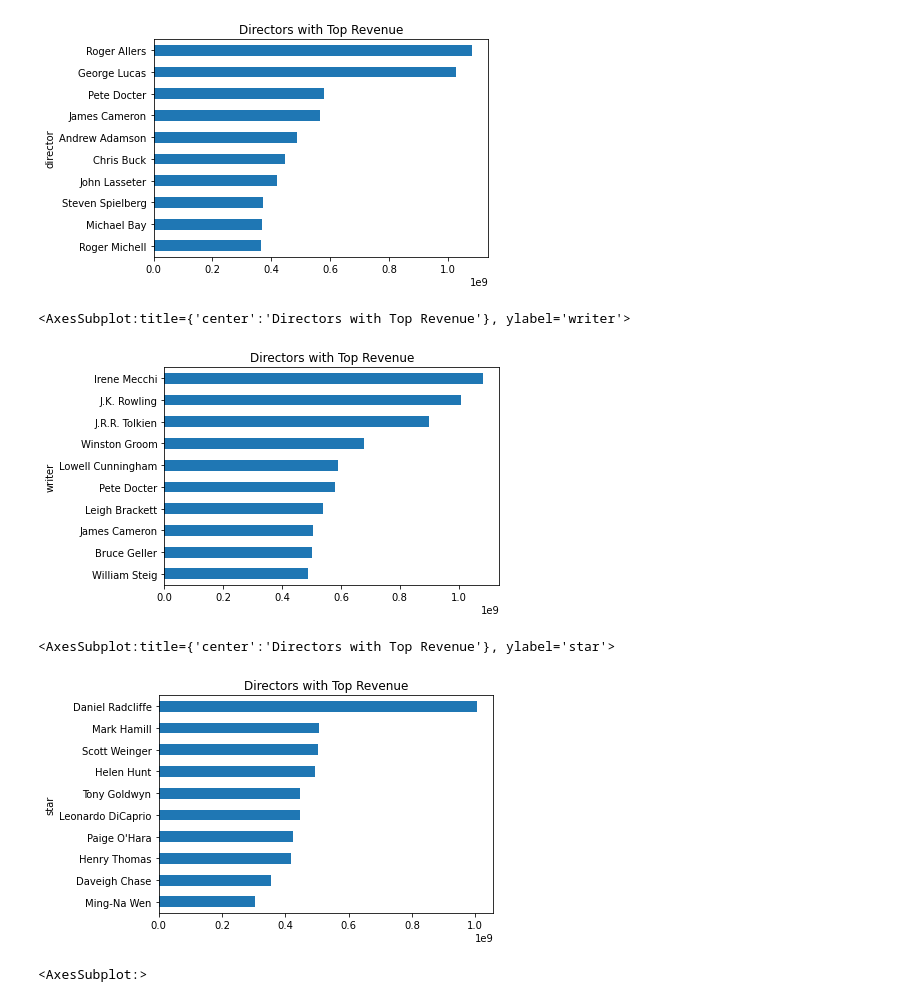
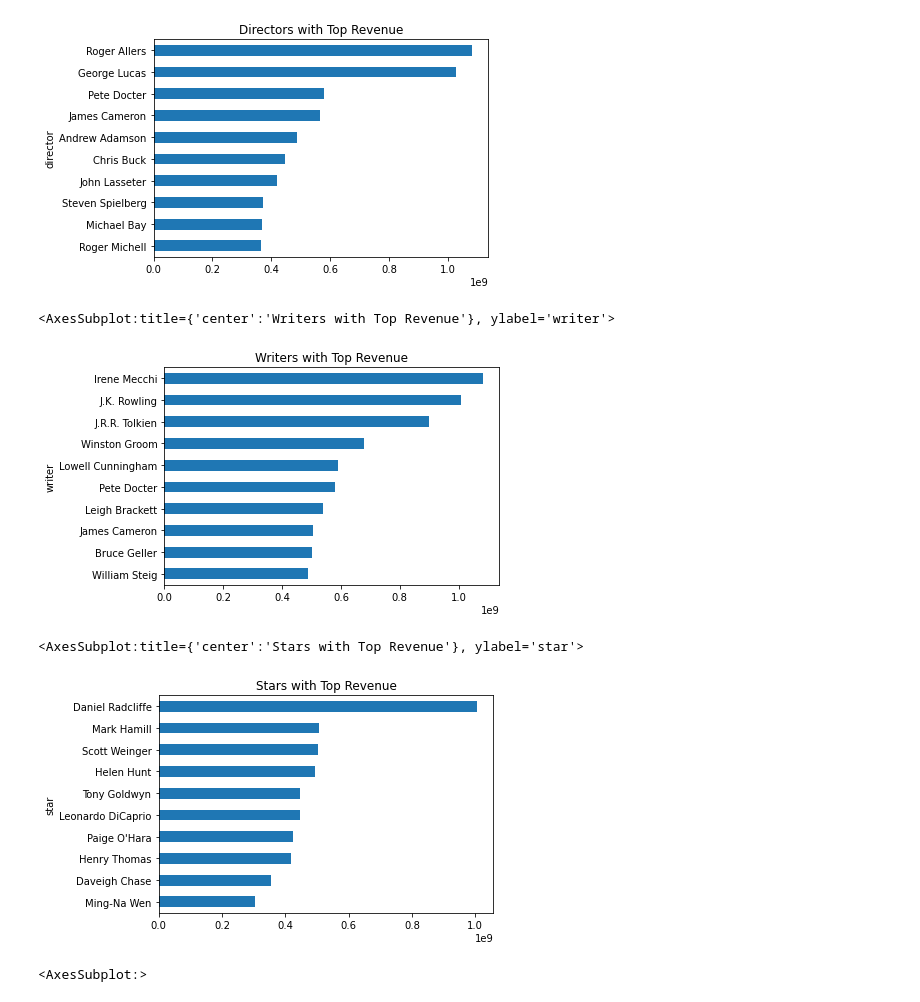
Before and after one commit to GoldenSnow-Xue/schulich_data_science, a Jupyter notebook: MBAN 6110/Assignment/Group Project.ipynb, the cells around one changed output. Saved outputs shown, nothing was run; the diff lists cells and outputs as text; code cells hidden in the pictures.

```diff
--- a/MBAN 6110/Assignment/Group Project.ipynb
+++ b/MBAN 6110/Assignment/Group Project.ipynb
@@ -102,7 +136,7 @@ company                    63
 runtime                    60
 dtype: int64
 # %%
-df['score'].fillna(df['score'].median(), inplace=True)
+df['score'].fillna(df['score'].mean(), inplace=True)
 df['votes'].fillna(df['votes'].mean(), inplace=True)
 df['budget'].fillna(df['budget'].mean(), inplace=True)
 df['gross'].fillna(df['gross'].mean(), inplace=True)
@@ -363,16 +470,16 @@ gross_of_director.sort_values().tail(10).plot(kind = 'barh', title = 'Directors
 [figure]
 # %%
 gross_of_writer = df2.groupby('writer').gross.mean()
-gross_of_writer.sort_values().tail(10).plot(kind = 'barh', title = 'Directors with Top Revenue')
+gross_of_writer.sort_values().tail(10).plot(kind = 'barh', title = 'Writers with Top Revenue')
 # %% [output]
-<AxesSubplot:title={'center':'Directors with Top Revenue'}, ylabel='writer'>
+<AxesSubplot:title={'center':'Writers with Top Revenue'}, ylabel='writer'>
-[figure, old version]
+[figure, new version]
 # %%
 gross_of_star = df2.groupby('star').gross.mean()
-gross_of_star.sort_values().tail(10).plot(kind = 'barh', title = 'Directors with Top Revenue')
+gross_of_star.sort_values().tail(10).plot(kind = 'barh', title = 'Stars with Top Revenue')
 # %% [output]
-<AxesSubplot:title={'center':'Directors with Top Revenue'}, ylabel='star'>
+<AxesSubplot:title={'center':'Stars with Top Revenue'}, ylabel='star'>
-[figure, old version]
+[figure, new version]
 # %%
 score_of_director = df2.groupby('director').score.mean()
 score_of_director.hist()
```
Also changed, not shown: parts of 44 cells of this notebook, 33 other files.
